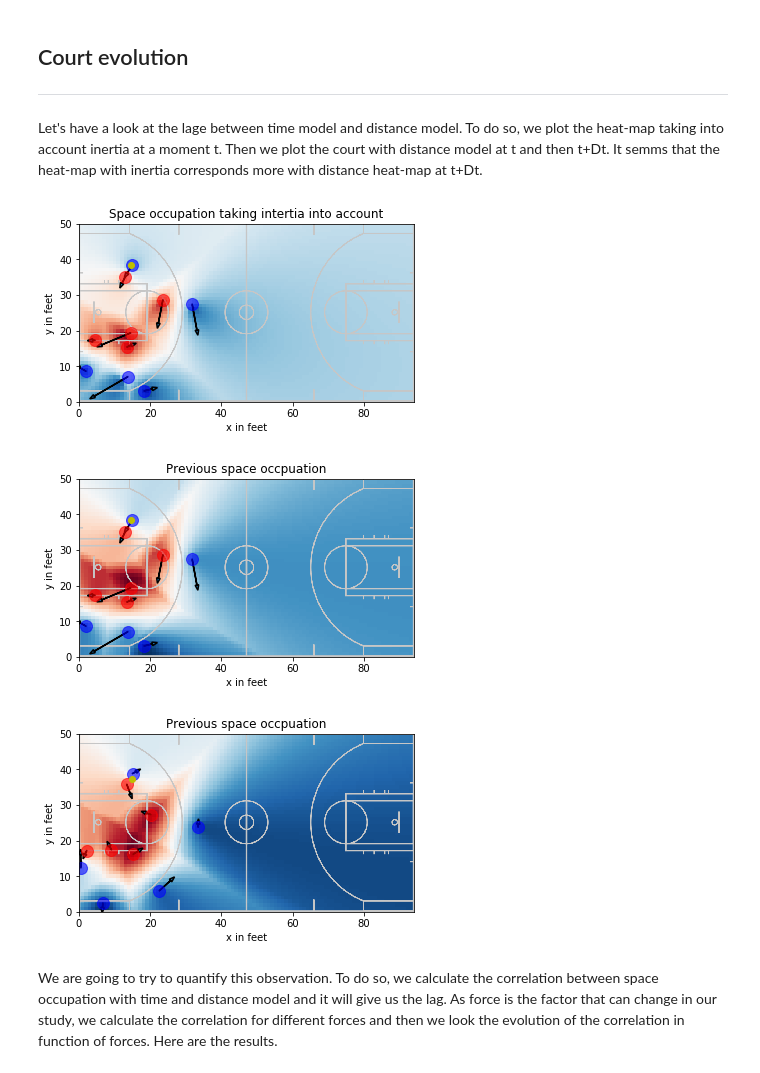
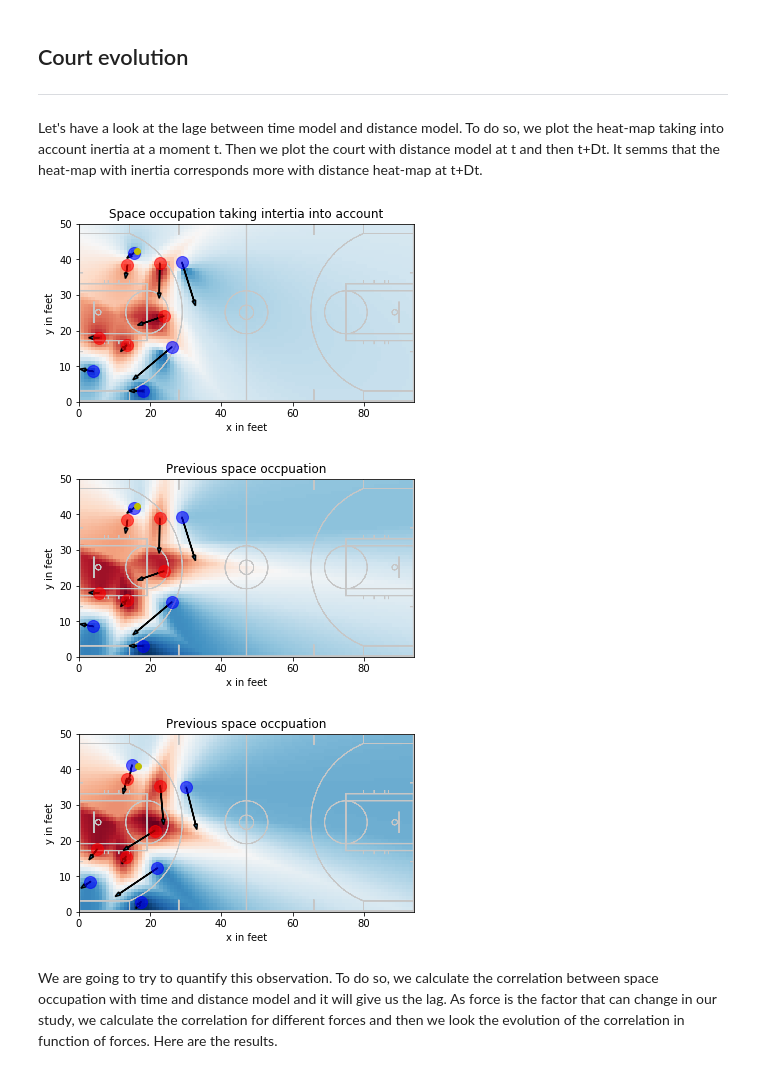
Before and after one commit to AmigoCap/MecaSportCo, a Jupyter notebook: Notebooks/3-Exploring_consequences_new_model.ipynb, the cells around one changed output. Drawn from its saved outputs; the diff is of its cells as text; code cells hidden in the pictures.

```diff
--- a/Notebooks/3-Exploring_consequences_new_model.ipynb
+++ b/Notebooks/3-Exploring_consequences_new_model.ipynb
@@ -34,17 +26,17 @@ Let's have a look at the lage between time model and distance model. To do so, w
 # %%
 plt.figure(1)
 plt.title('Space occupation taking intertia into account')
-sp.print_court_teams_occupation_inertia(events,0,55)
+sp.print_court_teams_occupation_inertia(events,0,25)
 plt.figure(2)
 plt.title('Previous space occpuation')
-sp.print_court_teams_occupation(events,0,55,value=True)
+sp.print_court_teams_occupation(events,0,25,value=True)
 plt.figure(3)
 plt.title('Previous space occpuation')
-sp.print_court_teams_occupation(events,0,89,value=True)
+sp.print_court_teams_occupation(events,0,35,value=True)
 # %% [output]
-[figure, old version]
+[figure, new version]
-[figure, old version]
+[figure, new version]
-[figure, old version]
+[figure, new version]
 # %% [markdown]
 We are going to try to quantify this observation. To do so, we calculate the correlation between space occupation with time and distance model and it will give us the lag. As force is the factor that can change in our study, we calculate the correlation for different forces and then we look the evolution of the correlation in function of forces. Here are the results.
 # %%
```
Also changed, not shown: parts of 8 cells of this notebook.
